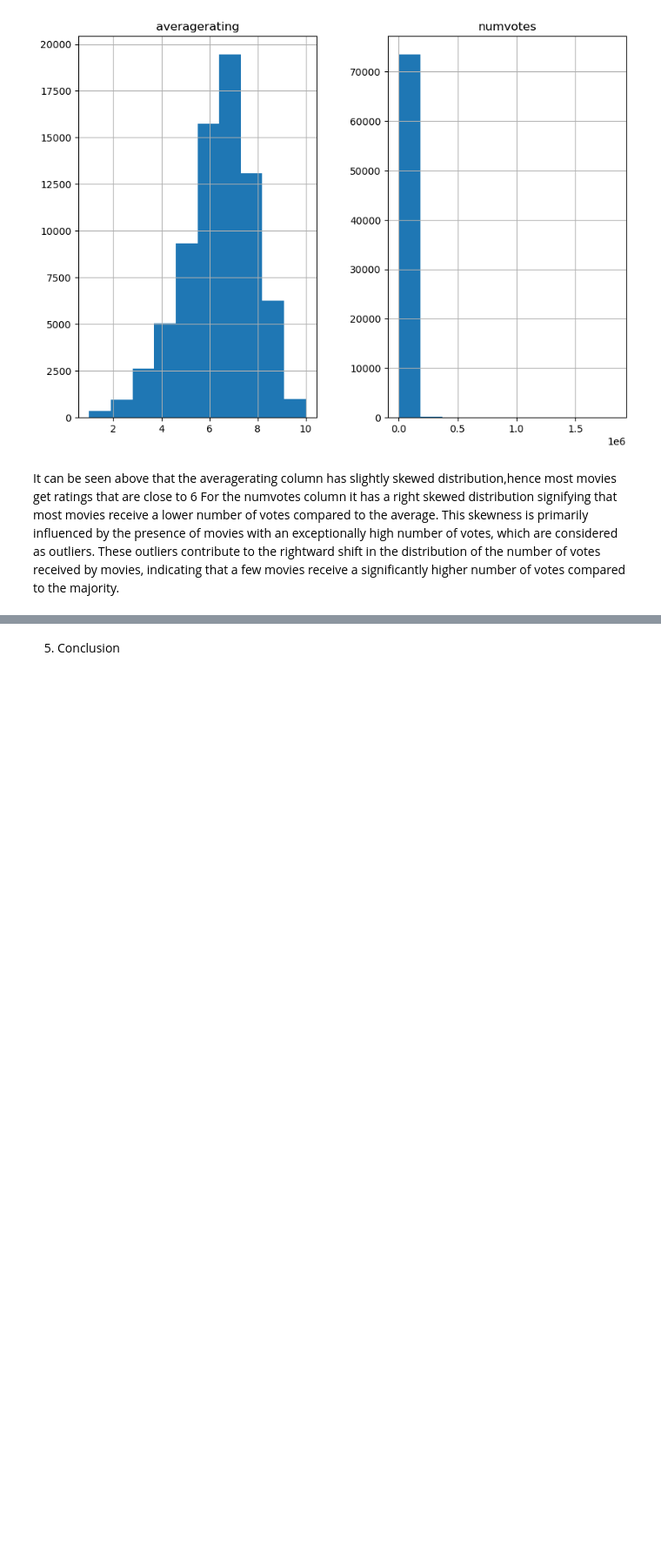
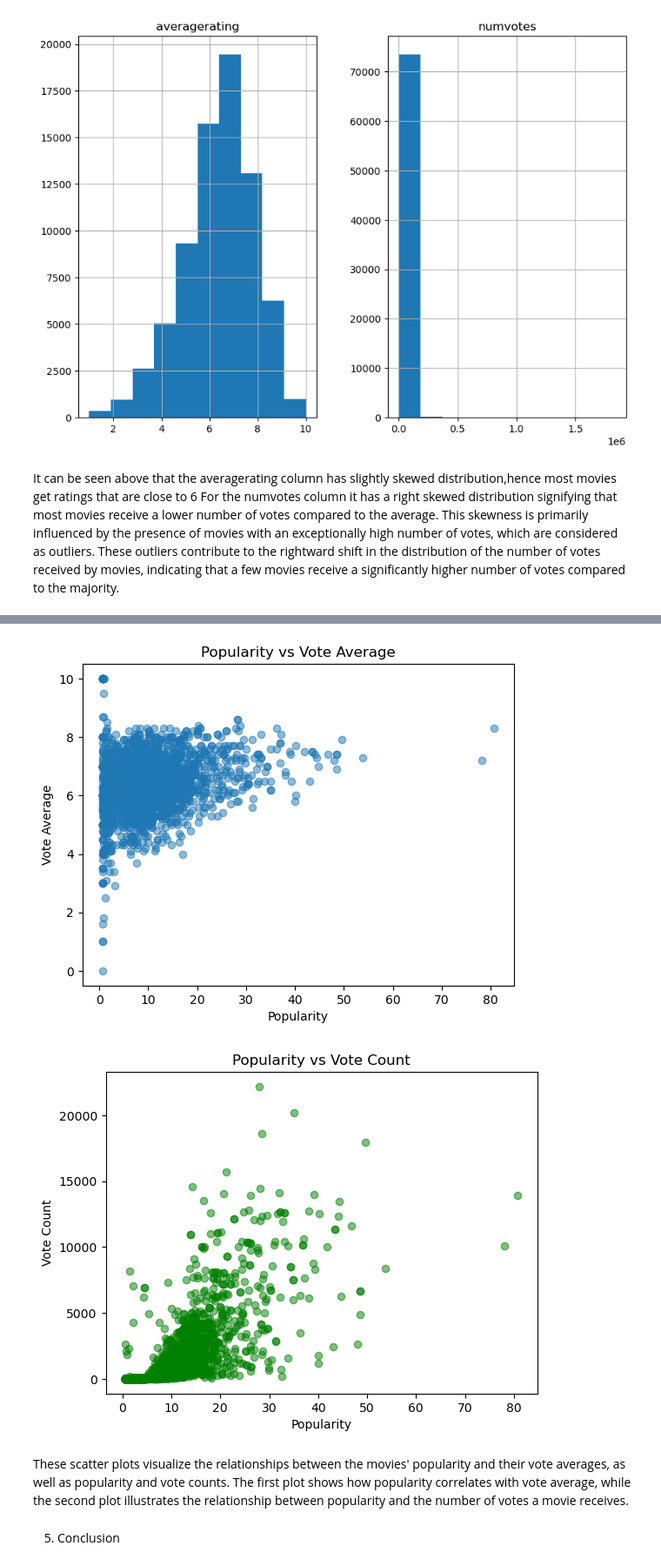
Before and after one commit to Jacintachepkemoi/Jacinta_Phase1, a Jupyter notebook: student.ipynb, the cells around one changed output, grey strips where cells are left out. Shown at 87% size. Cells and saved outputs as stored; diff of their text form; code cells hidden in the pictures; blank space fills up the shorter version.

```diff
--- a/student.ipynb
+++ b/student.ipynb
@@ -536,3 +558,23 @@ For the numvotes column it has a right skewed distribution signifying that most
+# %%
+# Scatter plot for Popularity vs Vote Average
+plt.scatter(Movies_Budget['popularity'], Movies_Budget['vote_average'], alpha=0.5)
+plt.title('Popularity vs Vote Average')
+plt.xlabel('Popularity')
+plt.ylabel('Vote Average')
+plt.savefig('Popularity vs Vote Average.png')
+
+# Scatter plot for Popularity vs Vote Count
+plt.figure(facecolor='white')
+plt.scatter(Movies_Budget['popularity'], Movies_Budget['vote_count'], alpha=0.5, color='green')
+plt.title('Popularity vs Vote Count')
+plt.xlabel('Popularity')
+plt.ylabel('Vote Count')
+plt.savefig("Popularity vs Vote Count.png")
+# %% [output]
+[figure, added]
+[figure, added]
+# %% [markdown]
+These scatter plots visualize the relationships between the movies' popularity and their vote averages, as well as popularity and vote counts. The first plot shows how popularity correlates with vote average, while the second plot illustrates the relationship between popularity and the number of votes a movie receives.
 # %% [markdown]
 5. Conclusion
 # %% [markdown]
```
Also changed, not shown: parts of 7 cells of this notebook.
